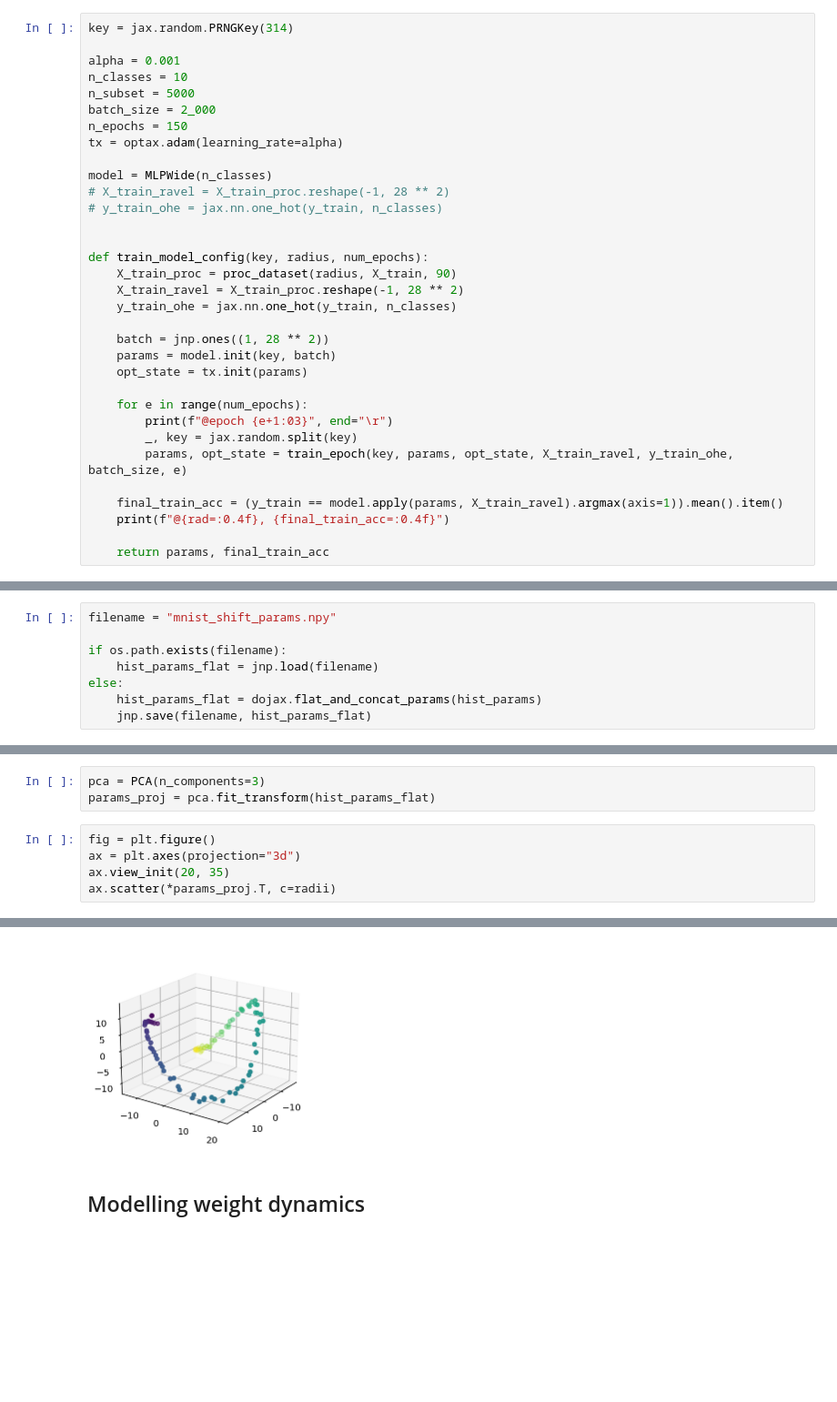
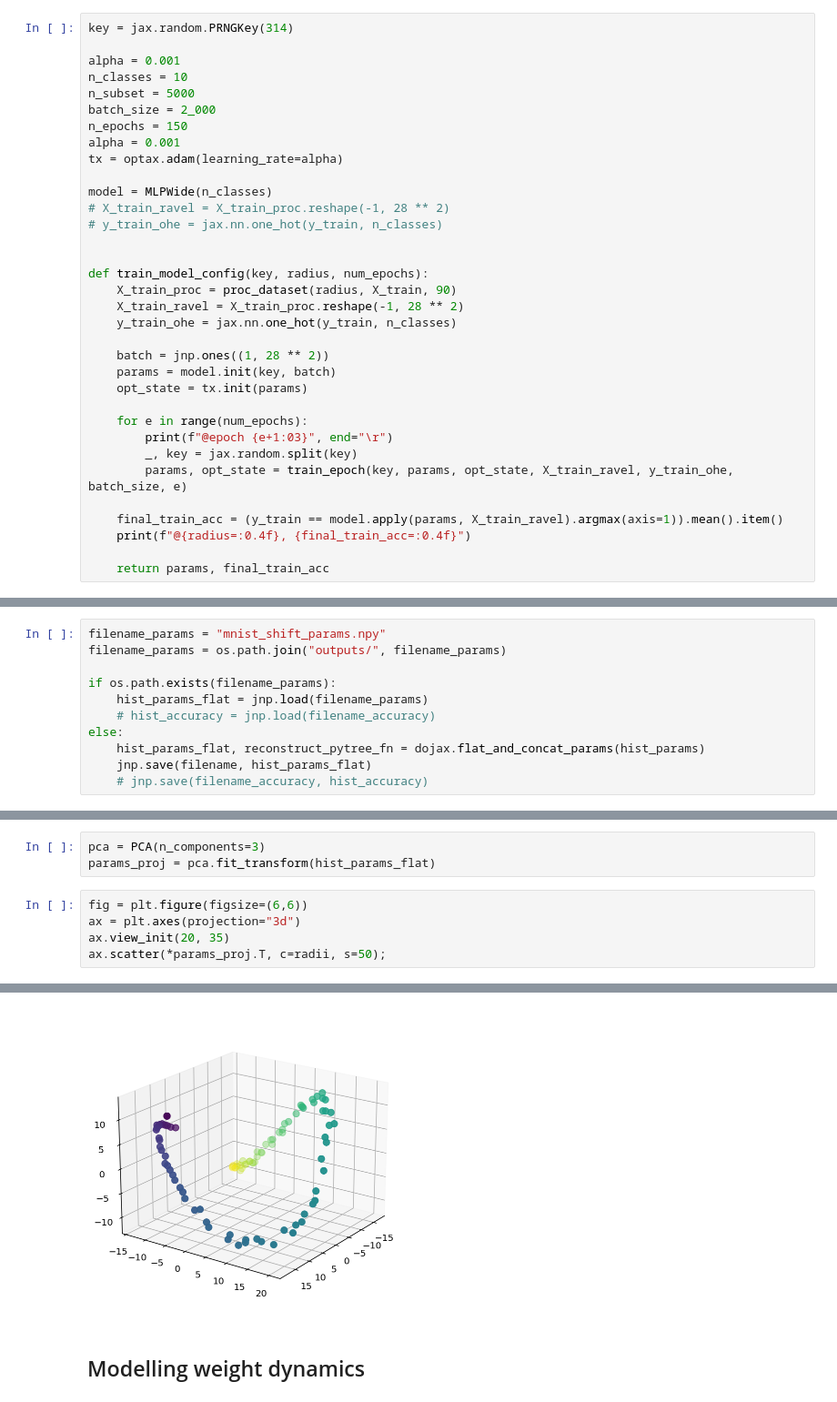
Before and after one commit to probml/shift-happens, a Jupyter notebook: notebooks/shifting-mnist-003.ipynb, the cells around one changed output, grey strips where cells are left out. Shown at 91% size. Drawn from its saved outputs; the diff is of its cells as text; blank space fills up the shorter version.

Commit message:
feat: shifting-mnist-003
Add reproduction example

```diff
--- a/notebooks/shifting-mnist-003.ipynb
+++ b/notebooks/shifting-mnist-003.ipynb
@@ -168,6 +169,7 @@ n_classes = 10
 n_subset = 5000
 batch_size = 2_000
 n_epochs = 150
+alpha = 0.001
 tx = optax.adam(learning_rate=alpha)
 
 model = MLPWide(n_classes)
@@ -190,6 +192,6 @@ def train_model_config(key, radius, num_epochs):
         params, opt_state = train_epoch(key, params, opt_state, X_train_ravel, y_train_ohe, batch_size, e)
 
     final_train_acc = (y_train == model.apply(params, X_train_ravel).argmax(axis=1)).mean().item()
-    print(f"@{rad=:0.4f}, {final_train_acc=:0.4f}")
+    print(f"@{radius=:0.4f}, {final_train_acc=:0.4f}")
 
     return params, final_train_acc
@@ -214,8 +218,11 @@ print(f"Total running time: {time_total:0.2f}s")
 # %%
-filename = "mnist_shift_params.npy"
+filename_params = "mnist_shift_params.npy"
+filename_params = os.path.join("outputs/", filename_params)
 
-if os.path.exists(filename):
-    hist_params_flat = jnp.load(filename)
+if os.path.exists(filename_params):
+    hist_params_flat = jnp.load(filename_params)
+    # hist_accuracy = jnp.load(filename_accuracy)
 else:
-    hist_params_flat = dojax.flat_and_concat_params(hist_params)
+    hist_params_flat, reconstruct_pytree_fn = dojax.flat_and_concat_params(hist_params)
     jnp.save(filename, hist_params_flat)
+    # jnp.save(filename_accuracy, hist_accuracy)
@@ -249,8 +254,8 @@ ax[1].set_ylabel("Accuracy")
 pca = PCA(n_components=3)
 params_proj = pca.fit_transform(hist_params_flat)
 # %%
-fig = plt.figure()
+fig = plt.figure(figsize=(6,6))
 ax = plt.axes(projection="3d")
 ax.view_init(20, 35)
-ax.scatter(*params_proj.T, c=radii)
+ax.scatter(*params_proj.T, c=radii, s=50);
 # %% [output]
@@ -258,4 +262,4 @@ ax.scatter(*params_proj.T, c=radii)
-[figure, old version]
+[figure, new version]
 # %% [markdown]
 ## Modelling weight dynamics
 # %%
```
Also changed, not shown: parts of 42 cells of this notebook.
